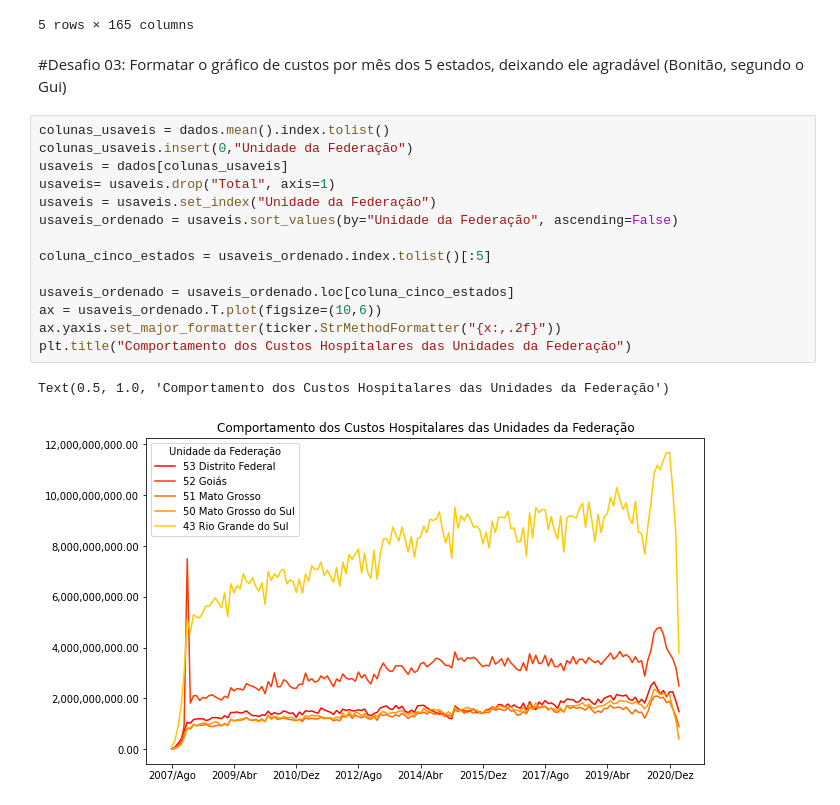
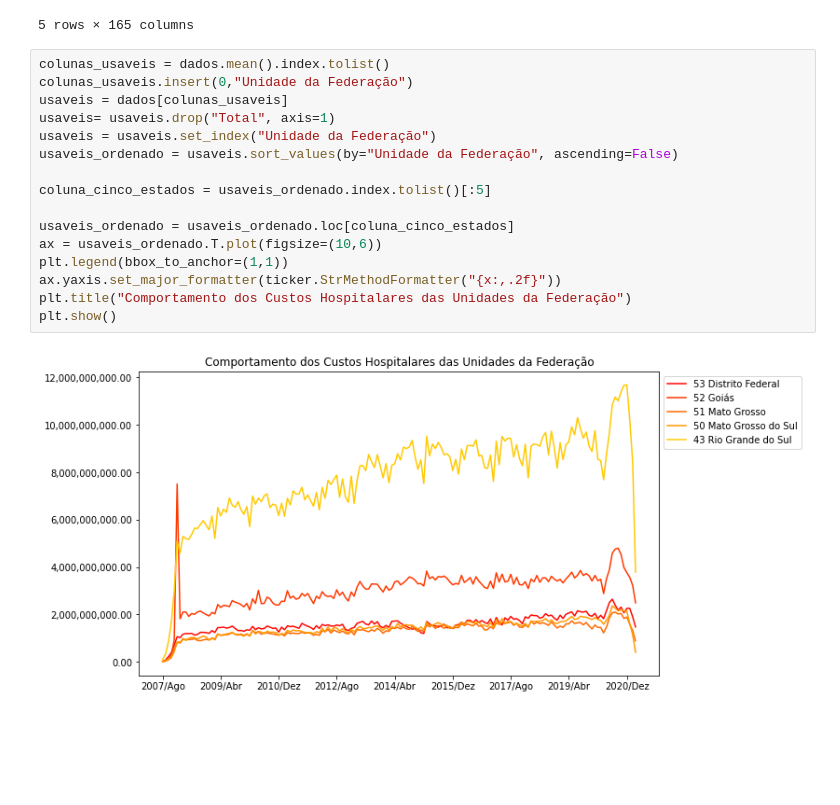
Before and after one commit to laugustovieira/BootCamp---Data-Science, a Jupyter notebook: Desafios_Modulo1_Aula3.ipynb, the cells around one changed output. Cells and saved outputs as stored; diff of their text form; blank space fills up the shorter version.

```diff
--- a/Desafios_Modulo1_Aula3.ipynb
+++ b/Desafios_Modulo1_Aula3.ipynb
@@ -54,22 +54,21 @@ usaveis.head()
 | 43 Rio Grande do Sul | 104925233 | 318291314 | 857131211 | 1659243280 | 3013425570 | 5106461003 | 4589770482 | 5292869592 | 5197241677 | ... |
 | 33 Rio de Janeiro | 46946934 | 92164657 | 299466457 | 725052808 | 1362712327 | 25151199203 | 4412815973 | 4290084702 | 4530649953 | ... |
 5 rows × 165 columns
-# %% [markdown]
-#Desafio 03: Formatar o gráfico de custos por mês dos 5 estados, deixando ele agradável (Bonitão, segundo o Gui)
 # %%
 colunas_usaveis = dados.mean().index.tolist()
 colunas_usaveis.insert(0,"Unidade da Federação")
 usaveis = dados[colunas_usaveis]
 usaveis= usaveis.drop("Total", axis=1)
 usaveis = usaveis.set_index("Unidade da Federação")
 usaveis_ordenado = usaveis.sort_values(by="Unidade da Federação", ascending=False)
 
 coluna_cinco_estados = usaveis_ordenado.index.tolist()[:5]
 
 usaveis_ordenado = usaveis_ordenado.loc[coluna_cinco_estados]
 ax = usaveis_ordenado.T.plot(figsize=(10,6))
+plt.legend(bbox_to_anchor=(1,1))
 ax.yaxis.set_major_formatter(ticker.StrMethodFormatter("{x:,.2f}"))
 plt.title("Comportamento dos Custos Hospitalares das Unidades da Federação")
+plt.show()
 # %% [output]
-Text(0.5, 1.0, 'Comportamento dos Custos Hospitalares das Unidades da Federação')
-[figure, old version]
+[figure, new version]
```
